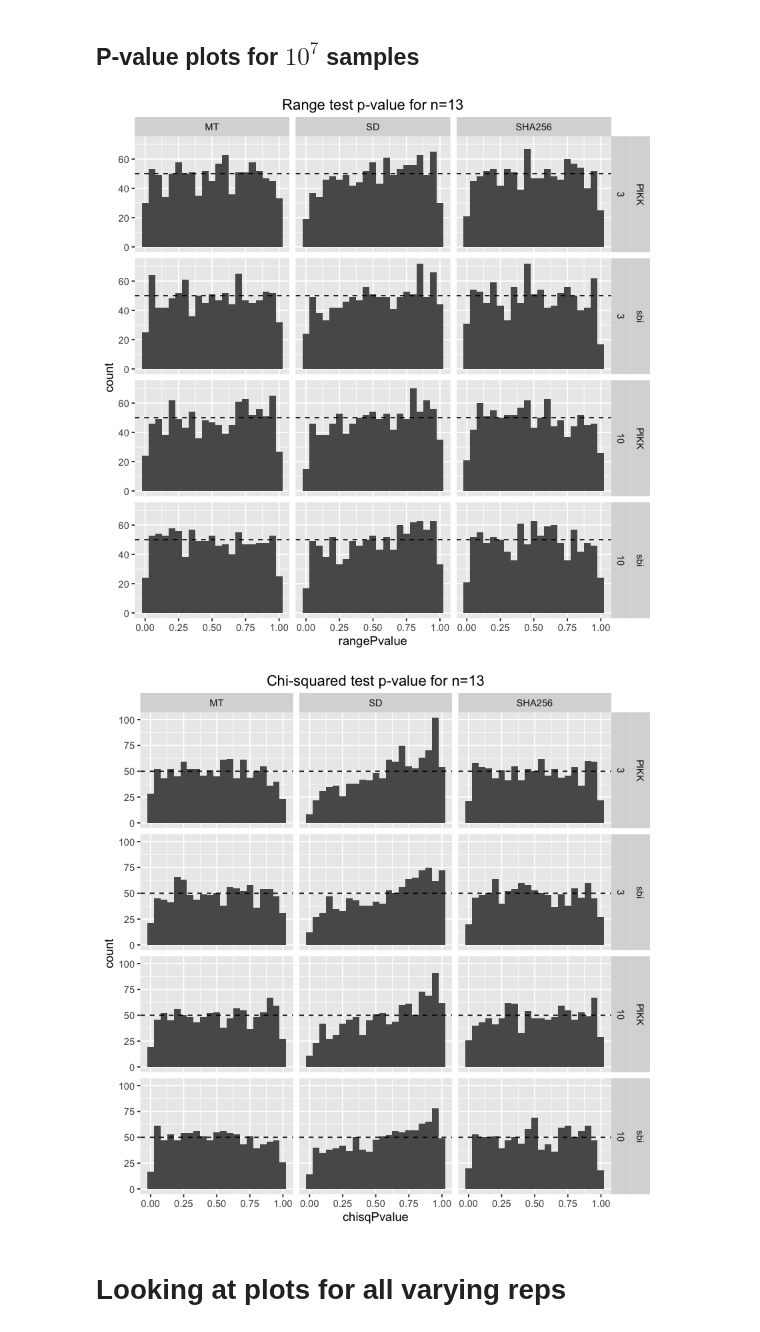
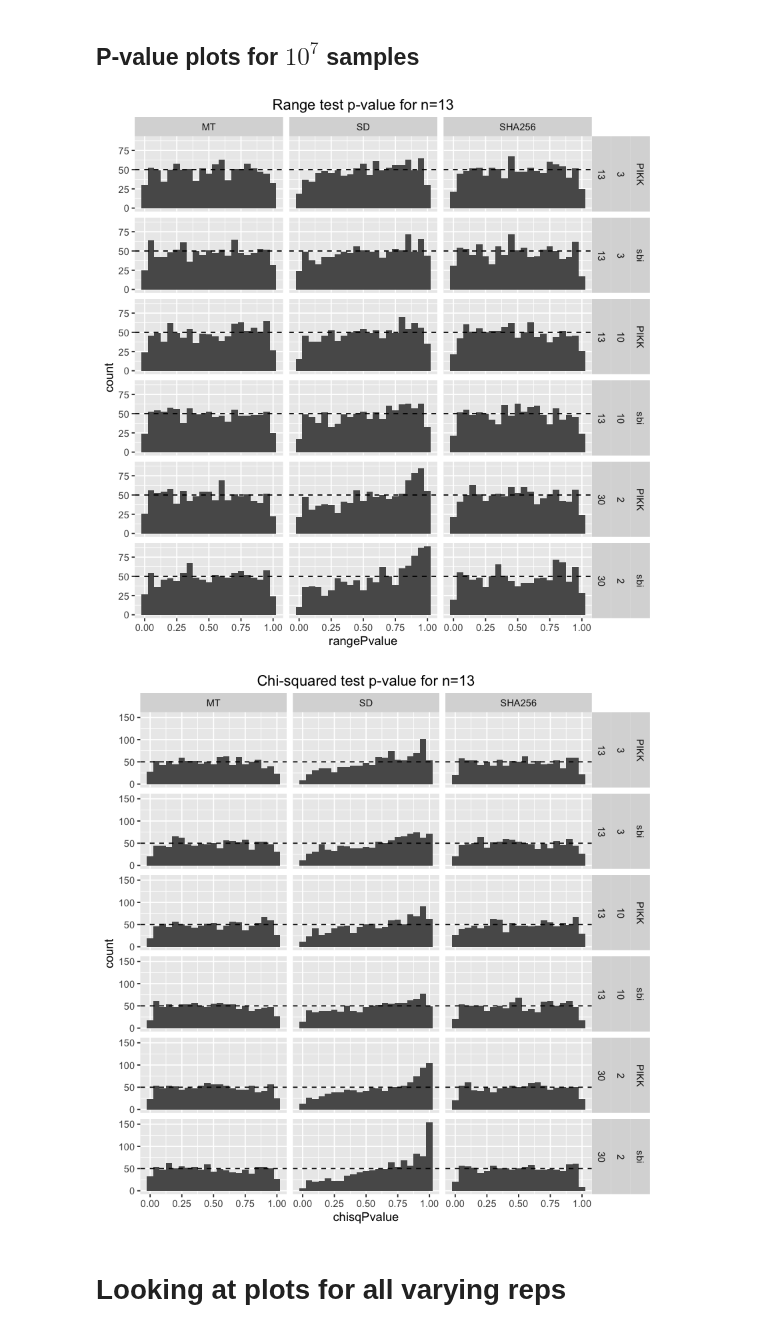
Before and after one commit to kellieotto/prngs-and-permutations, a Jupyter notebook: Code/frequencySimulations/results/thousandseed_results.ipynb, the cells around one changed output. Cells and saved outputs as stored; diff of their text form; code cells hidden in the pictures.

Commit message:
Add sample freq simulation results for n=30,k=2

```diff
--- a/Code/frequencySimulations/results/thousandseed_results.ipynb
+++ b/Code/frequencySimulations/results/thousandseed_results.ipynb
@@ -48,20 +48,28 @@ The following objects are masked from ‘package:base’:
     intersect, setdiff, setequal, union
 # %%
 combinations <- expand.grid(c("MT", "SD", "SHA256"),
-                            c("3", "10"),
+                            c(2, 3, 10),
+                            c(13, 30),
                             c("PIKK", "sbi"))
+colnames(combinations) <- c("PRNG", "SampleSize", "PopSize", "Algorithm")
+combinations <- combinations %>%
+                    filter(!(SampleSize == 2 & PopSize == 13)) %>%
+                    filter(!(SampleSize == 3 & PopSize == 30)) %>%
+                    filter(!(SampleSize == 10 & PopSize == 30))
 
 rawdatafiles <- list.files("../rawdata/")
 
 res <- lapply(1:nrow(combinations), function(index){
   filename <- paste0(combinations[index, 1],
-                     "_1000seeds_", combinations[index, 3],
-                     "_n13_k", combinations[index, 2], ".csv")
+                     "_1000seeds_", combinations[index, 4],
+                     "_n", combinations[index, 3],
+                     "_k", combinations[index, 2], ".csv")
   if(!(filename %in% rawdatafiles)){ return()}
 
   tmp <- read.csv(paste0("../rawdata/", filename), header = TRUE)
   tmp$PRNG <- rep(combinations[index, 1], nrow(tmp))
-  tmp$algorithm <- rep(combinations[index, 3], nrow(tmp))
+  tmp$algorithm <- rep(combinations[index, 4], nrow(tmp))
   return(tmp)
 })
 res <- do.call(rbind, res)
+head(res)
@@ -116,26 +133,24 @@ displ_res %>% arrange(PRNG)
 ## P-value plots for $10^7$ samples
 # %%
 res %>%
-    filter(PopSize == 13) %>%
     filter(reps == 1e7) %>%
     ggplot(aes(rangePvalue)) +
     geom_histogram(binwidth=0.05) +
-    facet_grid(SampleSize+algorithm~PRNG) +
+    facet_grid(PopSize+SampleSize+algorithm~PRNG) +
     ggtitle("Range test p-value for n=13") +
     geom_hline(yintercept = 1000*0.05, linetype = "dashed")
 # %% [output]
-[figure, old version]
+[figure, new version]
 # %%
 res %>%
-    filter(PopSize == 13) %>%
     filter(reps == 1e7) %>%
     ggplot(aes(chisqPvalue)) +
     geom_histogram(binwidth=0.05) +
-    facet_grid(SampleSize+algorithm~PRNG) +
+    facet_grid(PopSize+SampleSize+algorithm~PRNG) +
     ggtitle("Chi-squared test p-value for n=13") +
     geom_hline(yintercept = 1000*0.05, linetype = "dashed")
 # %% [output]
-[figure, old version]
+[figure, new version]
 # %% [markdown]
 # Looking at plots for all varying reps
 # %%
```
Also changed, not shown: parts of 6 cells of this notebook.
